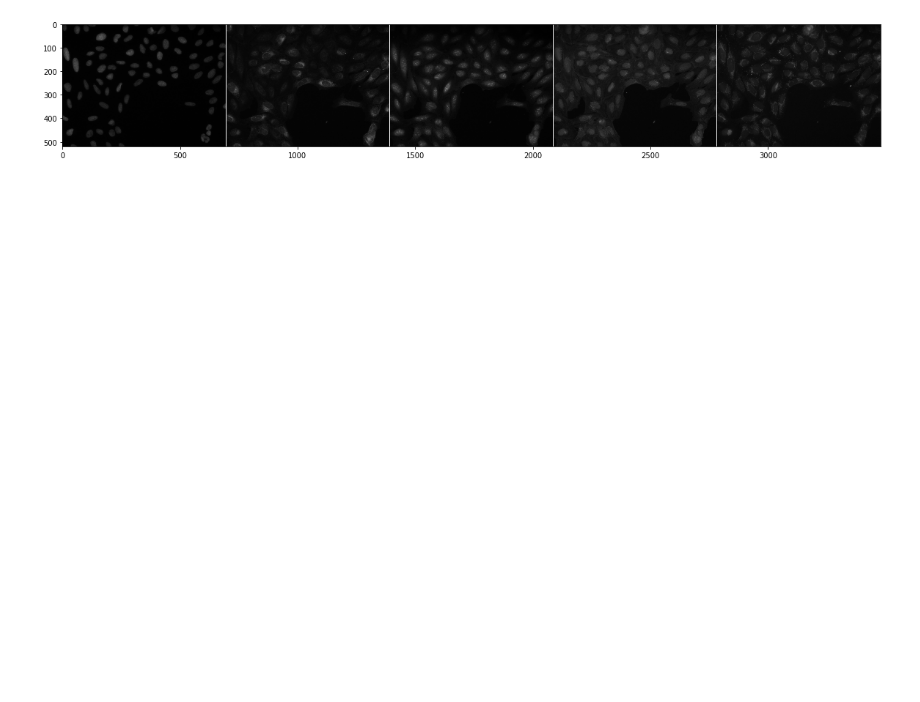
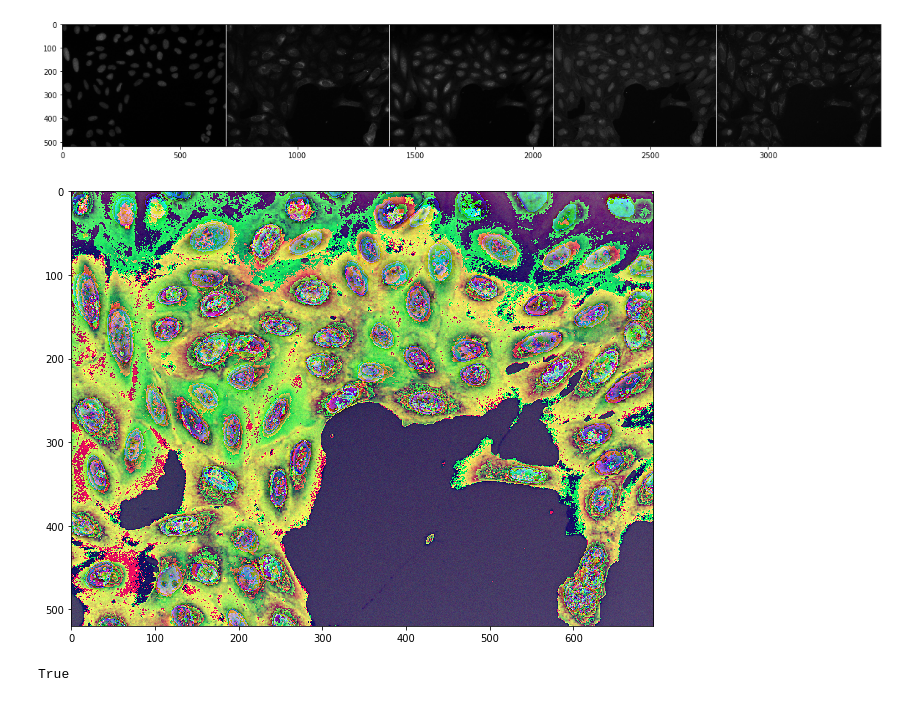
Before and after one commit to gitter-lab/pharmaco-image, a Jupyter notebook: image_processing.ipynb, the cells around one changed output. Drawn from its saved outputs; the diff is of its cells as text; code cells hidden in the pictures; blank space fills up the shorter version.

```diff
--- a/image_processing.ipynb
+++ b/image_processing.ipynb
@@ -81,4 +81,19 @@ plt.imshow(combi, cmap="gray")
 plt.show()
 # %% [output]
 [figure]
+# %%
+# Display the first three channels
+# Be careful with the channel order; openCV is using BGR
+merged_123 = cv2.merge((imgs[2], imgs[1], imgs[0]))
+merged_123_float = merged_123.astype(float)
+
+plt.figure(figsize=(16,8))
+plt.imshow(merged_123_float)
+plt.show()
+
+# Save image
+cv2.imwrite('./plots/c123.tif', merged_123)
+# %% [output]
+[figure, added]
+True
 # %%
```
Also changed, not shown: parts of 22 cells of this notebook, 6 other files.
